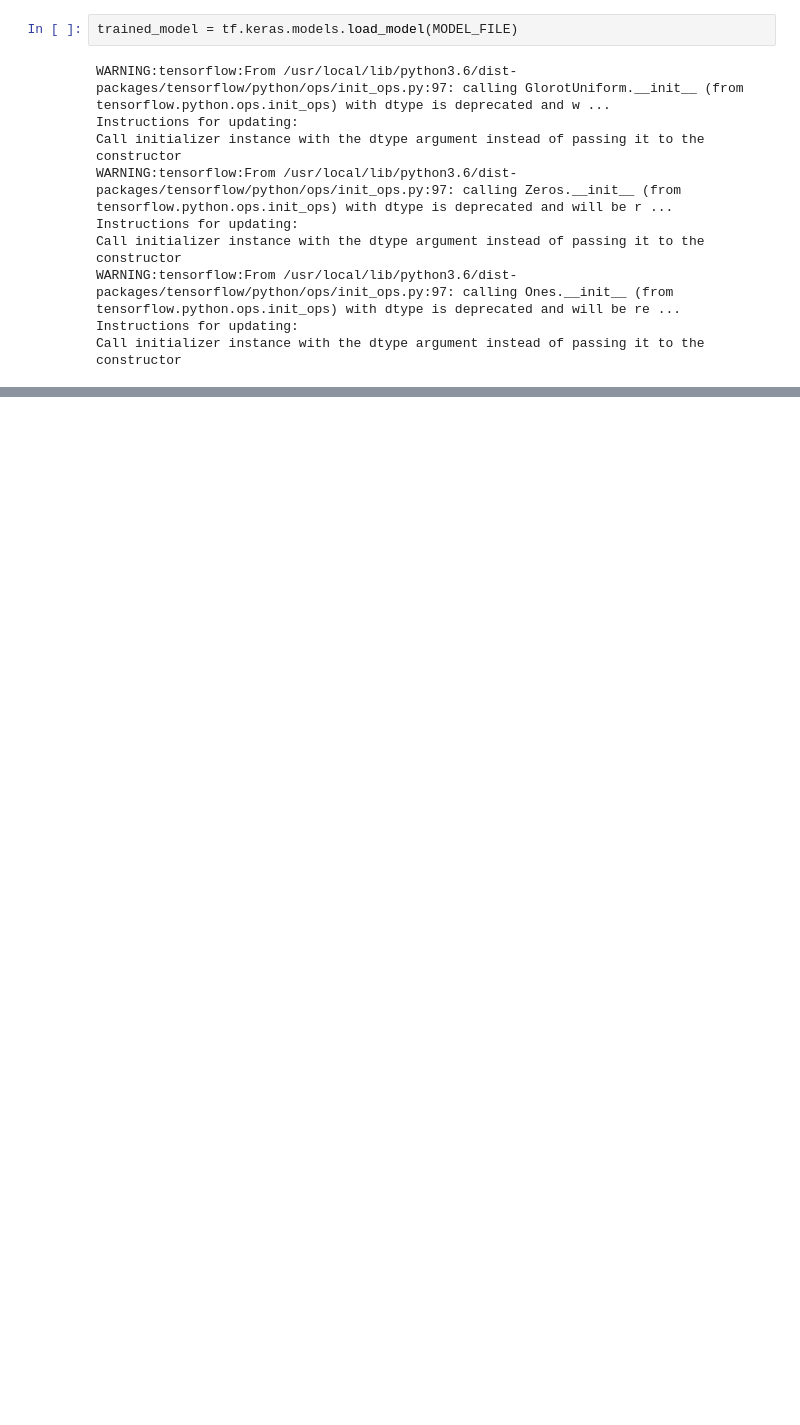
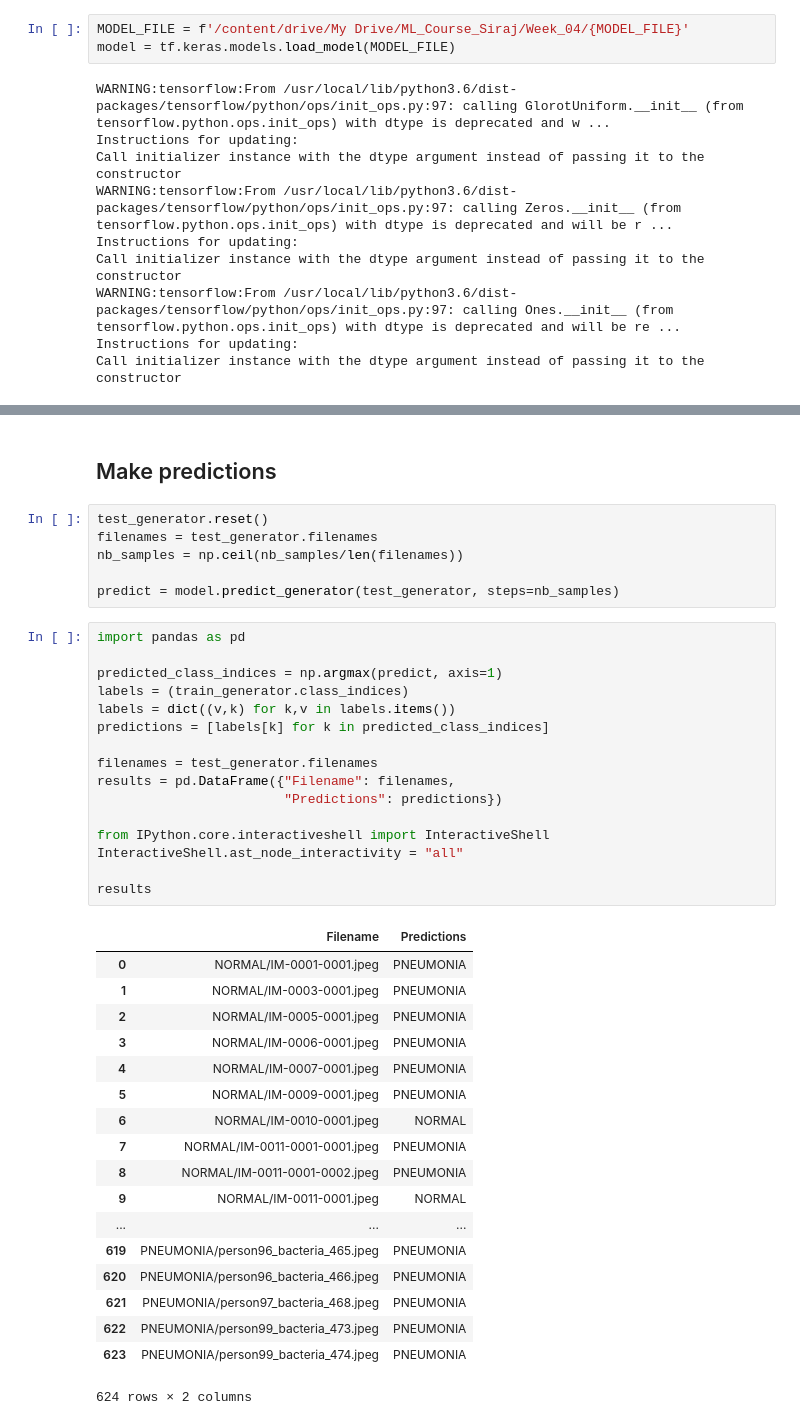
Before and after one commit to serkansokmen/ml-workspace, a Jupyter notebook: ML_Course_Week_04_Transfer_Learning_Homework.ipynb, the cells around one changed output, grey strips where cells are left out. Cells and saved outputs as stored; diff of their text form; blank space fills up the shorter version.

Commit message:
Added predictions

```diff
--- a/ML_Course_Week_04_Transfer_Learning_Homework.ipynb
+++ b/ML_Course_Week_04_Transfer_Learning_Homework.ipynb
@@ -298,7 +303,8 @@ plt.show()
 # %% [markdown]
 ## Evaluate model
 # %%
-trained_model = tf.keras.models.load_model(MODEL_FILE)
+MODEL_FILE = f'/content/drive/My Drive/ML_Course_Siraj/Week_04/{MODEL_FILE}'
+model = tf.keras.models.load_model(MODEL_FILE)
 # %% [output]
 WARNING:tensorflow:From /usr/local/lib/python3.6/dist-packages/tensorflow/python/ops/init_ops.py:97: calling GlorotUniform.__init__ (from tensorflow.python.ops.init_ops) with dtype is deprecated and w ...
 Instructions for updating:
@@ -354 +359,44 @@ Accuracy                : 58.17%
 -----------------------------------
+# %% [markdown]
+## Make predictions
+# %%
+test_generator.reset()
+filenames = test_generator.filenames
+nb_samples = np.ceil(nb_samples/len(filenames))
+
+predict = model.predict_generator(test_generator, steps=nb_samples)
+# %%
+import pandas as pd
+
+predicted_class_indices = np.argmax(predict, axis=1)
+labels = (train_generator.class_indices)
+labels = dict((v,k) for k,v in labels.items())
+predictions = [labels[k] for k in predicted_class_indices]
+
+filenames = test_generator.filenames
+results = pd.DataFrame({"Filename": filenames,
+                        "Predictions": predictions})
+
+from IPython.core.interactiveshell import InteractiveShell
+InteractiveShell.ast_node_interactivity = "all"
+
+results
+# %% [output]
+|  | Filename | Predictions |
+| 0 | NORMAL/IM-0001-0001.jpeg | PNEUMONIA |
+| 1 | NORMAL/IM-0003-0001.jpeg | PNEUMONIA |
+| 2 | NORMAL/IM-0005-0001.jpeg | PNEUMONIA |
+| 3 | NORMAL/IM-0006-0001.jpeg | PNEUMONIA |
+| 4 | NORMAL/IM-0007-0001.jpeg | PNEUMONIA |
+| 5 | NORMAL/IM-0009-0001.jpeg | PNEUMONIA |
+| 6 | NORMAL/IM-0010-0001.jpeg | NORMAL |
+| 7 | NORMAL/IM-0011-0001-0001.jpeg | PNEUMONIA |
+| 8 | NORMAL/IM-0011-0001-0002.jpeg | PNEUMONIA |
+| 9 | NORMAL/IM-0011-0001.jpeg | NORMAL |
+| ... | ... | ... |
+| 619 | PNEUMONIA/person96_bacteria_465.jpeg | PNEUMONIA |
+| 620 | PNEUMONIA/person96_bacteria_466.jpeg | PNEUMONIA |
+| 621 | PNEUMONIA/person97_bacteria_468.jpeg | PNEUMONIA |
+| 622 | PNEUMONIA/person99_bacteria_473.jpeg | PNEUMONIA |
+| 623 | PNEUMONIA/person99_bacteria_474.jpeg | PNEUMONIA |
+624 rows × 2 columns
```
Also changed, not shown: parts of 12 cells of this notebook.
